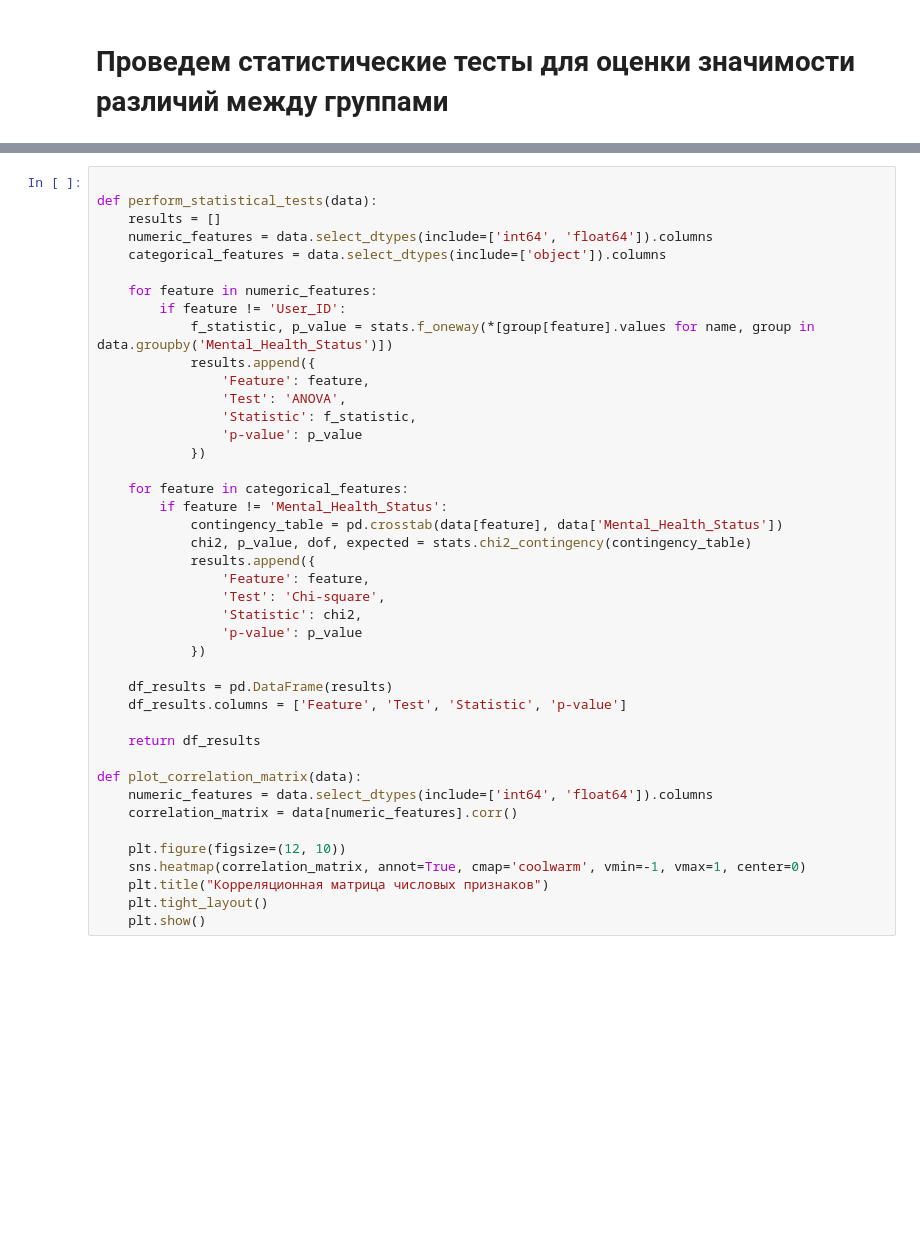
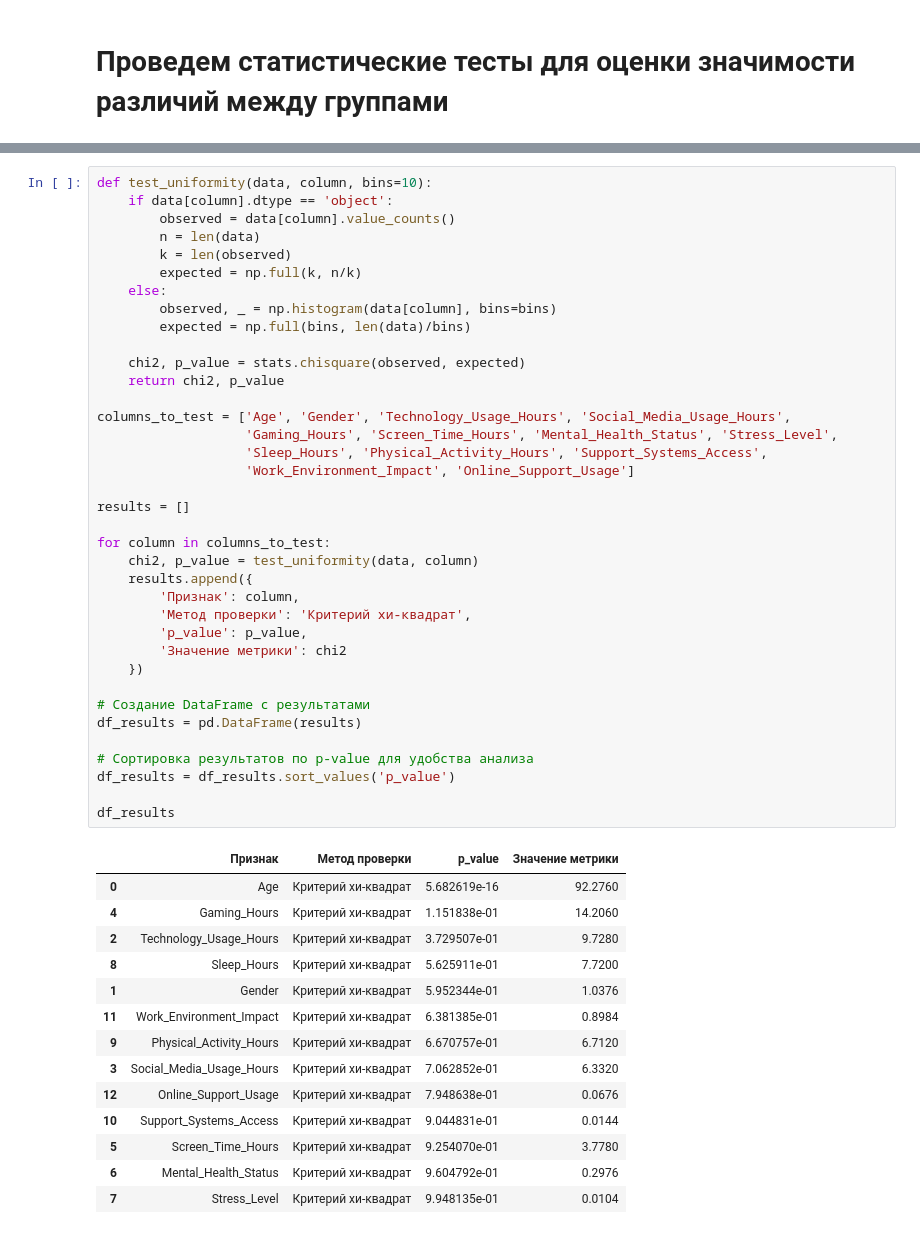
Before and after one commit to master-spectra/Mental-Health, a Jupyter notebook: main.ipynb, the cells around one changed output, grey strips where cells are left out. Drawn from its saved outputs; the diff is of its cells as text; blank space fills up the shorter version.

```diff
--- a/main.ipynb
+++ b/main.ipynb
@@ -308,43 +313,53 @@ Name: Social_Media_Usage_Hours, dtype: float64
 # %%
+def test_uniformity(data, column, bins=10):
+    if data[column].dtype == 'object':
+        observed = data[column].value_counts()
+        n = len(data)
+        k = len(observed)
+        expected = np.full(k, n/k)
+    else:
+        observed, _ = np.histogram(data[column], bins=bins)
+        expected = np.full(bins, len(data)/bins)
 
-def perform_statistical_tests(data):
-    results = []
-    numeric_features = data.select_dtypes(include=['int64', 'float64']).columns
-    categorical_features = data.select_dtypes(include=['object']).columns
+    chi2, p_value = stats.chisquare(observed, expected)
+    return chi2, p_value
 
-    for feature in numeric_features:
-        if feature != 'User_ID':
-            f_statistic, p_value = stats.f_oneway(*[group[feature].values for name, group in data.groupby('Mental_Health_Status')])
-            results.append({
-                'Feature': feature,
-                'Test': 'ANOVA',
-                'Statistic': f_statistic,
-                'p-value': p_value
-            })
+columns_to_test = ['Age', 'Gender', 'Technology_Usage_Hours', 'Social_Media_Usage_Hours',
+                   'Gaming_Hours', 'Screen_Time_Hours', 'Mental_Health_Status', 'Stress_Level',
+                   'Sleep_Hours', 'Physical_Activity_Hours', 'Support_Systems_Access',
+                   'Work_Environment_Impact', 'Online_Support_Usage']
 
-    for feature in categorical_features:
-        if feature != 'Mental_Health_Status':
-            contingency_table = pd.crosstab(data[feature], data['Mental_Health_Status'])
-            chi2, p_value, dof, expected = stats.chi2_contingency(contingency_table)
-            results.append({
-                'Feature': feature,
-                'Test': 'Chi-square',
-                'Statistic': chi2,
-                'p-value': p_value
-            })
+results = []
 
-    df_results = pd.DataFrame(results)
-    df_results.columns = ['Feature', 'Test', 'Statistic', 'p-value']
+for column in columns_to_test:
+    chi2, p_value = test_uniformity(data, column)
+    results.append({
+        'Признак': column,
+        'Метод проверки': 'Критерий хи-квадрат',
+        'p_value': p_value,
+        'Значение метрики': chi2
+    })
 
-    return df_results
+# Создание DataFrame с результатами
+df_results = pd.DataFrame(results)
 
-def plot_correlation_matrix(data):
-    numeric_features = data.select_dtypes(include=['int64', 'float64']).columns
-    correlation_matrix = data[numeric_features].corr()
+# Сортировка результатов по p-value для удобства анализа
+df_results = df_results.sort_values('p_value')
 
-    plt.figure(figsize=(12, 10))
-    sns.heatmap(correlation_matrix, annot=True, cmap='coolwarm', vmin=-1, vmax=1, center=0)
-    plt.title("Корреляционная матрица числовых признаков")
-    plt.tight_layout()
-    plt.show()
+df_results
+# %% [output]
+|  | Признак | Метод проверки | p_value | Значение метрики |
+| 0 | Age | Критерий хи-квадрат | 5.682619e-16 | 92.2760 |
+| 4 | Gaming_Hours | Критерий хи-квадрат | 1.151838e-01 | 14.2060 |
+| 2 | Technology_Usage_Hours | Критерий хи-квадрат | 3.729507e-01 | 9.7280 |
+| 8 | Sleep_Hours | Критерий хи-квадрат | 5.625911e-01 | 7.7200 |
+| 1 | Gender | Критерий хи-квадрат | 5.952344e-01 | 1.0376 |
+| 11 | Work_Environment_Impact | Критерий хи-квадрат | 6.381385e-01 | 0.8984 |
+| 9 | Physical_Activity_Hours | Критерий хи-квадрат | 6.670757e-01 | 6.7120 |
+| 3 | Social_Media_Usage_Hours | Критерий хи-квадрат | 7.062852e-01 | 6.3320 |
+| 12 | Online_Support_Usage | Критерий хи-квадрат | 7.948638e-01 | 0.0676 |
+| 10 | Support_Systems_Access | Критерий хи-квадрат | 9.044831e-01 | 0.0144 |
+| 5 | Screen_Time_Hours | Критерий хи-квадрат | 9.254070e-01 | 3.7780 |
+| 6 | Mental_Health_Status | Критерий хи-квадрат | 9.604792e-01 | 0.2976 |
+| 7 | Stress_Level | Критерий хи-квадрат | 9.948135e-01 | 0.0104 |
 # %%
```
Also changed, not shown: parts of 6 cells of this notebook.
